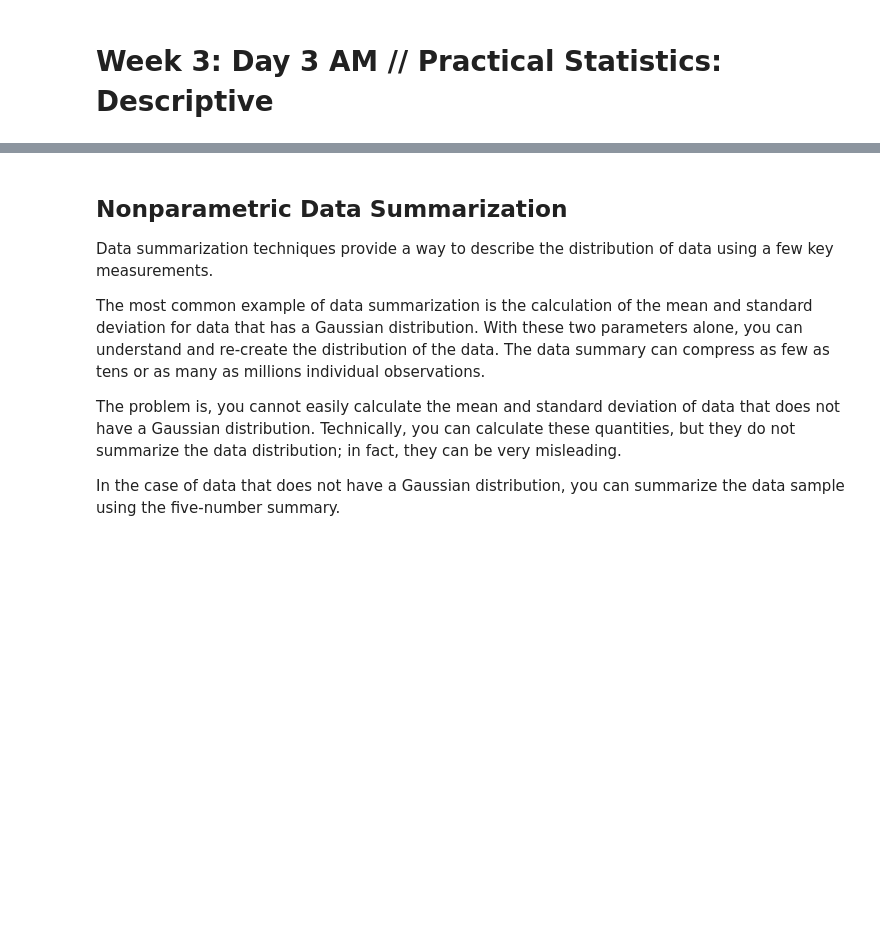
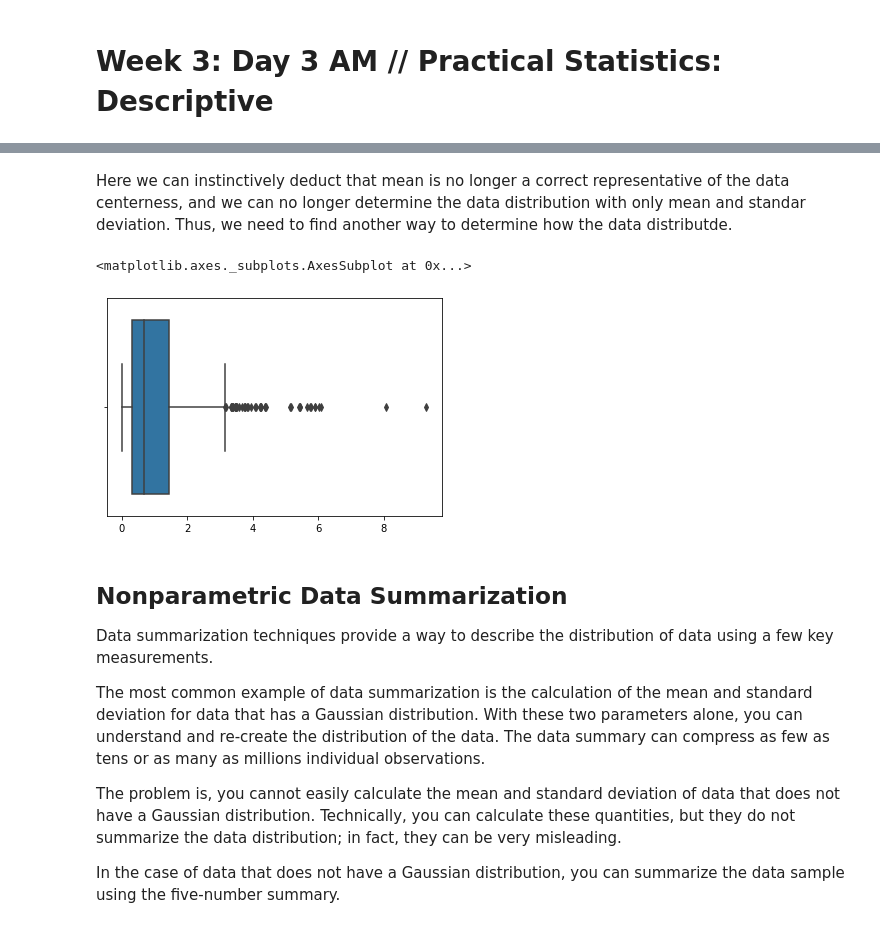
Before and after one commit to ardhiraka/FSDS_Guidelines, a Jupyter notebook: p0/w3/d3am.ipynb, the cells around one changed output, grey strips where cells are left out. Saved outputs shown, nothing was run; the diff lists cells and outputs as text; code cells hidden in the pictures; blank space fills up the shorter version.

```diff
--- a/p0/w3/d3am.ipynb
+++ b/p0/w3/d3am.ipynb
@@ -3,3 +17,10 @@
+# %% [markdown]
+Here we can instinctively deduct that mean is no longer a correct representative of the data centerness, and we can no longer determine the data distribution with only mean and standar deviation. Thus, we need to find another way to determine how the data distributde.
+# %%
+0sns.boxplot(dist_data)
+# %% [output]
+<matplotlib.axes._subplots.AxesSubplot at 0x...>
+[figure, added]
 # %% [markdown]
 ## Nonparametric Data Summarization
 
```
Also changed, not shown: parts of 13 cells of this notebook, 50 other files.
